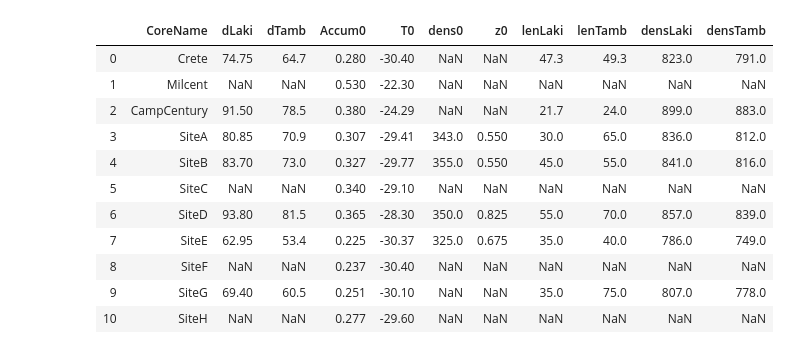
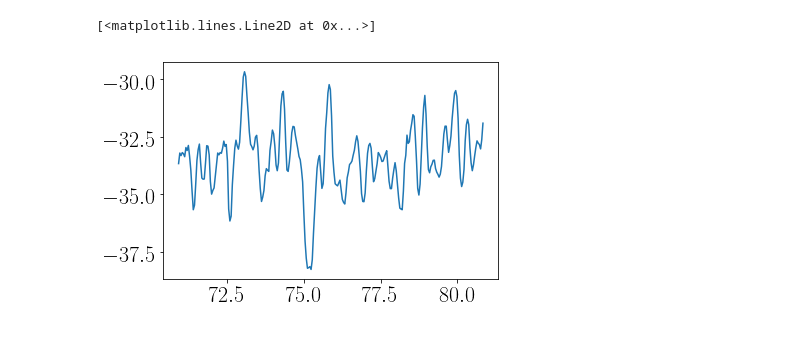
Before and after one commit to TheaQG/AWI_Bcores_Analysis, a Jupyter notebook: TheoDiffLen.ipynb, the cells around one changed output. Saved outputs shown, nothing was run; the diff lists cells and outputs as text; code cells hidden in the pictures.

```diff
--- a/TheoDiffLen.ipynb
+++ b/TheoDiffLen.ipynb
@@ -64,18 +64,8 @@ N_InInt = 32
-# %%
-CoresSpecs
-# %% [output]
-|  | CoreName | dLaki | dTamb | Accum0 | T0 | dens0 | z0 | lenLaki | lenTamb | densLaki | densTamb |
-| 0 | Crete | 74.75 | 64.7 | 0.280 | -30.40 | NaN | NaN | 47.3 | 49.3 | 823.0 | 791.0 |
-| 1 | Milcent | NaN | NaN | 0.530 | -22.30 | NaN | NaN | NaN | NaN | NaN | NaN |
-| 2 | CampCentury | 91.50 | 78.5 | 0.380 | -24.29 | NaN | NaN | 21.7 | 24.0 | 899.0 | 883.0 |
-| 3 | SiteA | 80.85 | 70.9 | 0.307 | -29.41 | 343.0 | 0.550 | 30.0 | 65.0 | 836.0 | 812.0 |
-| 4 | SiteB | 83.70 | 73.0 | 0.327 | -29.77 | 355.0 | 0.550 | 45.0 | 55.0 | 841.0 | 816.0 |
-| 5 | SiteC | NaN | NaN | 0.340 | -29.10 | NaN | NaN | NaN | NaN | NaN | NaN |
-| 6 | SiteD | 93.80 | 81.5 | 0.365 | -28.30 | 350.0 | 0.825 | 55.0 | 70.0 | 857.0 | 839.0 |
-| 7 | SiteE | 62.95 | 53.4 | 0.225 | -30.37 | 325.0 | 0.675 | 35.0 | 40.0 | 786.0 | 749.0 |
-| 8 | SiteF | NaN | NaN | 0.237 | -30.40 | NaN | NaN | NaN | NaN | NaN | NaN |
-| 9 | SiteG | 69.40 | 60.5 | 0.251 | -30.10 | NaN | NaN | 35.0 | 75.0 | 807.0 | 778.0 |
-| 10 | SiteH | NaN | NaN | 0.277 | -29.60 | NaN | NaN | NaN | NaN | NaN | NaN |
+# %%
+plt.plot(depth_LT,d18O_LT)
+# %% [output]
+[<matplotlib.lines.Line2D at 0x...>]
+[figure, added]
 # %%
 dataAll = pd.DataFrame({'depth':depth_LT,'d18O':d18O_LT}, index=None)
 
```
Also changed, not shown: parts of 5 cells of this notebook, 4 other files.
